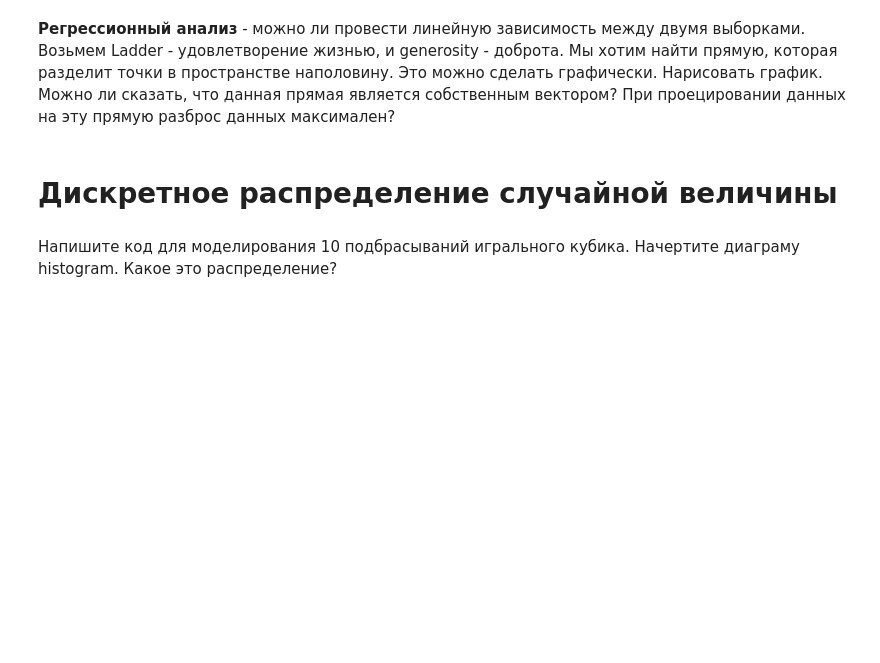
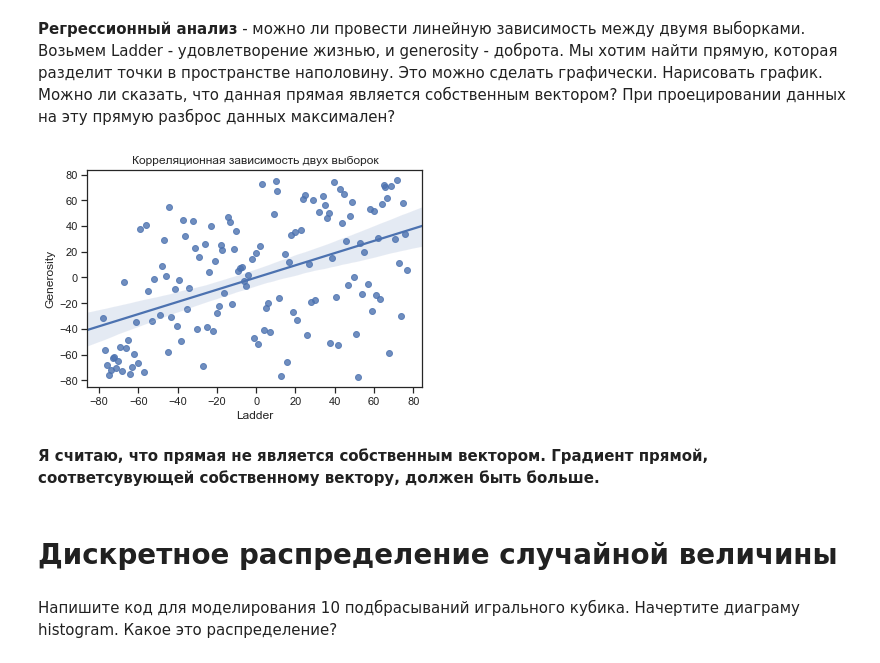
Before and after one commit to mrvanolog/Netology, a Jupyter notebook: PyDA/Lesson13/dz_2.ipynb, the cells around one changed output. Drawn from its saved outputs; the diff is of its cells as text; code cells hidden in the pictures; blank space fills up the shorter version.

```diff
--- a/PyDA/Lesson13/dz_2.ipynb
+++ b/PyDA/Lesson13/dz_2.ipynb
@@ -184,5 +172,19 @@ corr
 # %% [markdown]
 **Регрессионный анализ** - можно ли провести линейную зависимость между двумя выборками. Возьмем Ladder - удовлетворение жизнью, и generosity - доброта. Мы хотим найти прямую, которая разделит точки в пространстве наполовину. Это можно сделать графически. Нарисовать график. Можно ли сказать, что данная прямая является собственным вектором? При проецировании данных на эту прямую разброс данных максимален?
+# %%
+ladder = data_clean['Ladder']
+generosity = data_clean['Generosity']
+
+sns.regplot(x = ladder, y = generosity, data = data_clean, fit_reg=True)
+plt.xlabel('Ladder')
+plt.ylabel('Generosity')
+plt.title('Корреляционная зависимость двух выборок')
+plt.grid(False)
+plt.show()
+# %% [output]
+[figure, added]
+# %% [markdown]
+**Я считаю, что прямая не является собственным вектором. Градиент прямой, соответсувующей собственному вектору, должен быть больше.**
 # %% [markdown]
 # Дискретное распределение случайной величины
 # %% [markdown]
```
Also changed, not shown: parts of 7 cells of this notebook.
